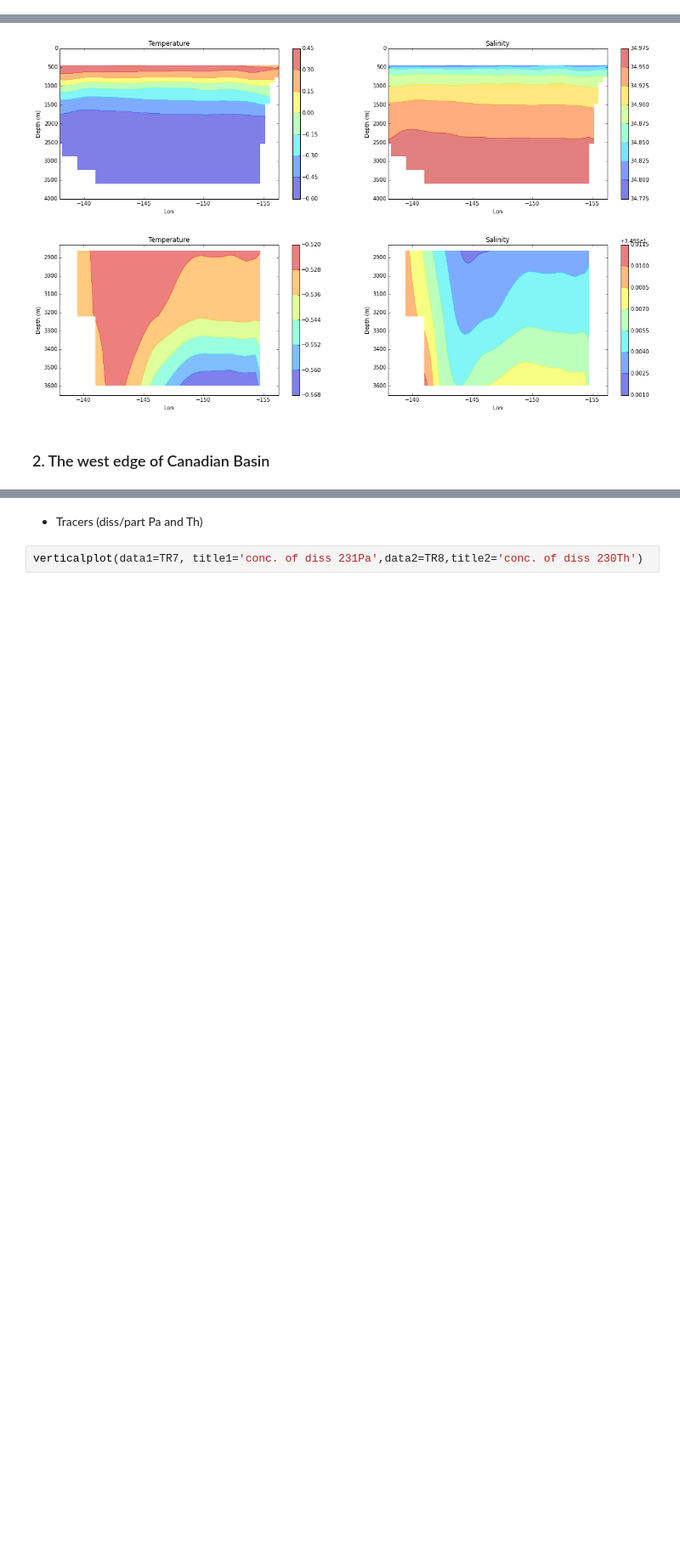
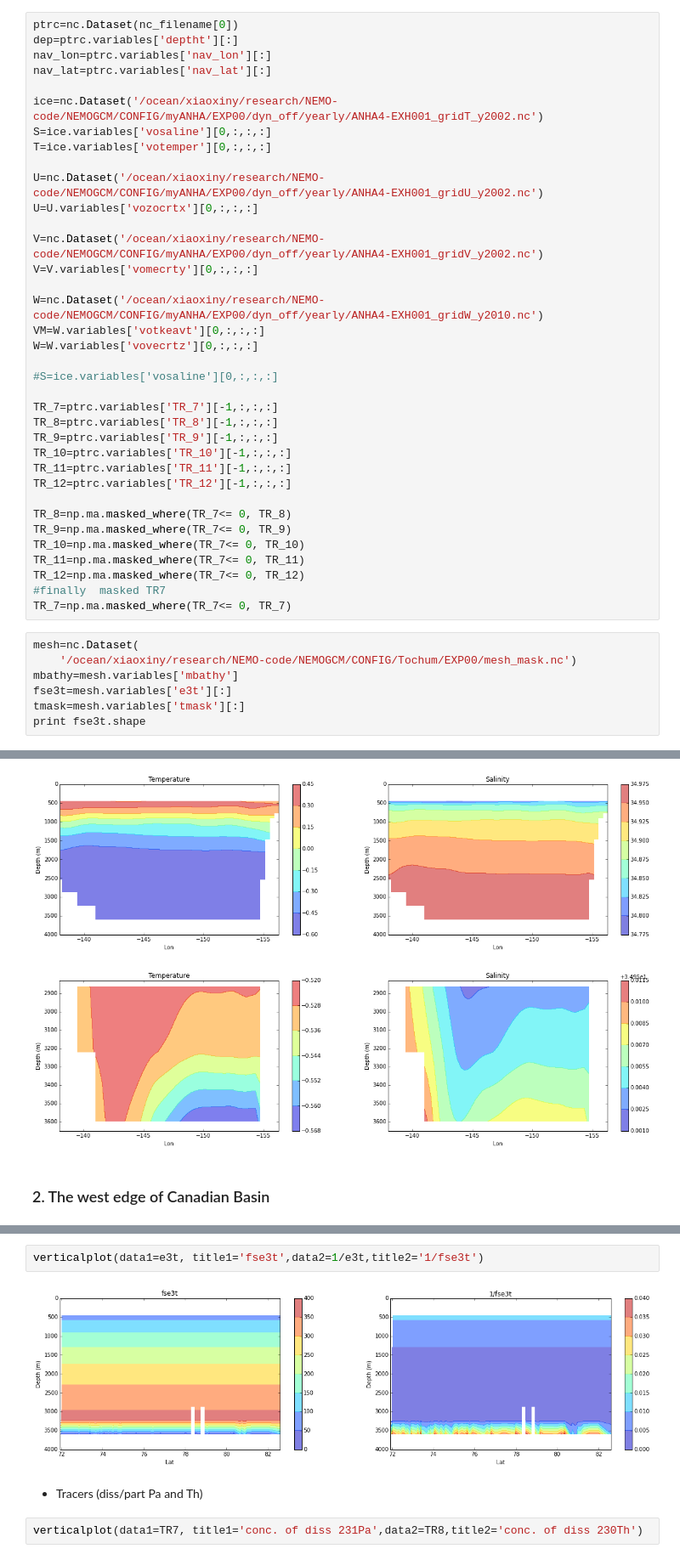
Before and after one commit to UBC-MOAD/analysis-cindy, a Jupyter notebook: notebooks/ANHA4-result/Add_bbc_for_tracers/Investigate_bottom_layers.ipynb, the cells around one changed output, grey strips where cells are left out. Shown at 85% size. Saved outputs shown, nothing was run; the diff lists cells and outputs as text; blank space fills up the shorter version.

Commit message:
add fse3t cross section plots

```diff
--- a/notebooks/ANHA4-result/Add_bbc_for_tracers/Investigate_bottom_layers.ipynb
+++ b/notebooks/ANHA4-result/Add_bbc_for_tracers/Investigate_bottom_layers.ipynb
@@ -147,0 +70,43 @@ plt.show()
+# %%
+ptrc=nc.Dataset(nc_filename[0])
+dep=ptrc.variables['deptht'][:]
+nav_lon=ptrc.variables['nav_lon'][:]
+nav_lat=ptrc.variables['nav_lat'][:]
+
+ice=nc.Dataset('/ocean/xiaoxiny/research/NEMO-code/NEMOGCM/CONFIG/myANHA/EXP00/dyn_off/yearly/ANHA4-EXH001_gridT_y2002.nc')
+S=ice.variables['vosaline'][0,:,:,:]
+T=ice.variables['votemper'][0,:,:,:]
+
+U=nc.Dataset('/ocean/xiaoxiny/research/NEMO-code/NEMOGCM/CONFIG/myANHA/EXP00/dyn_off/yearly/ANHA4-EXH001_gridU_y2002.nc')
+U=U.variables['vozocrtx'][0,:,:,:]
+
+V=nc.Dataset('/ocean/xiaoxiny/research/NEMO-code/NEMOGCM/CONFIG/myANHA/EXP00/dyn_off/yearly/ANHA4-EXH001_gridV_y2002.nc')
+V=V.variables['vomecrty'][0,:,:,:]
+
+W=nc.Dataset('/ocean/xiaoxiny/research/NEMO-code/NEMOGCM/CONFIG/myANHA/EXP00/dyn_off/yearly/ANHA4-EXH001_gridW_y2010.nc')
+VM=W.variables['votkeavt'][0,:,:,:]
+W=W.variables['vovecrtz'][0,:,:,:]
+
+#S=ice.variables['vosaline'][0,:,:,:]
+
+TR_7=ptrc.variables['TR_7'][-1,:,:,:]
+TR_8=ptrc.variables['TR_8'][-1,:,:,:]
+TR_9=ptrc.variables['TR_9'][-1,:,:,:]
+TR_10=ptrc.variables['TR_10'][-1,:,:,:]
+TR_11=ptrc.variables['TR_11'][-1,:,:,:]
+TR_12=ptrc.variables['TR_12'][-1,:,:,:]
+
+TR_8=np.ma.masked_where(TR_7<= 0, TR_8)
+TR_9=np.ma.masked_where(TR_7<= 0, TR_9)
+TR_10=np.ma.masked_where(TR_7<= 0, TR_10)
+TR_11=np.ma.masked_where(TR_7<= 0, TR_11)
+TR_12=np.ma.masked_where(TR_7<= 0, TR_12)
+#finally  masked TR7
+TR_7=np.ma.masked_where(TR_7<= 0, TR_7)
+# %%
+mesh=nc.Dataset(
+    '/ocean/xiaoxiny/research/NEMO-code/NEMOGCM/CONFIG/Tochum/EXP00/mesh_mask.nc')
+mbathy=mesh.variables['mbathy']
+fse3t=mesh.variables['e3t'][:]
+tmask=mesh.variables['tmask'][:]
+print fse3t.shape
@@ -233,3 +249,7 @@ vertical2(data1=T, title1='Temperature',data2=S,title2='Salinity',lmin=42,lmax=4
+# %%
+verticalplot(data1=e3t, title1='fse3t',data2=1/e3t,title2='1/fse3t')
+# %% [output]
+[figure, added]
 # %% [markdown]
 * Tracers (diss/part Pa and Th)
 # %%
```
Also changed, not shown: parts of 7 cells of this notebook.
